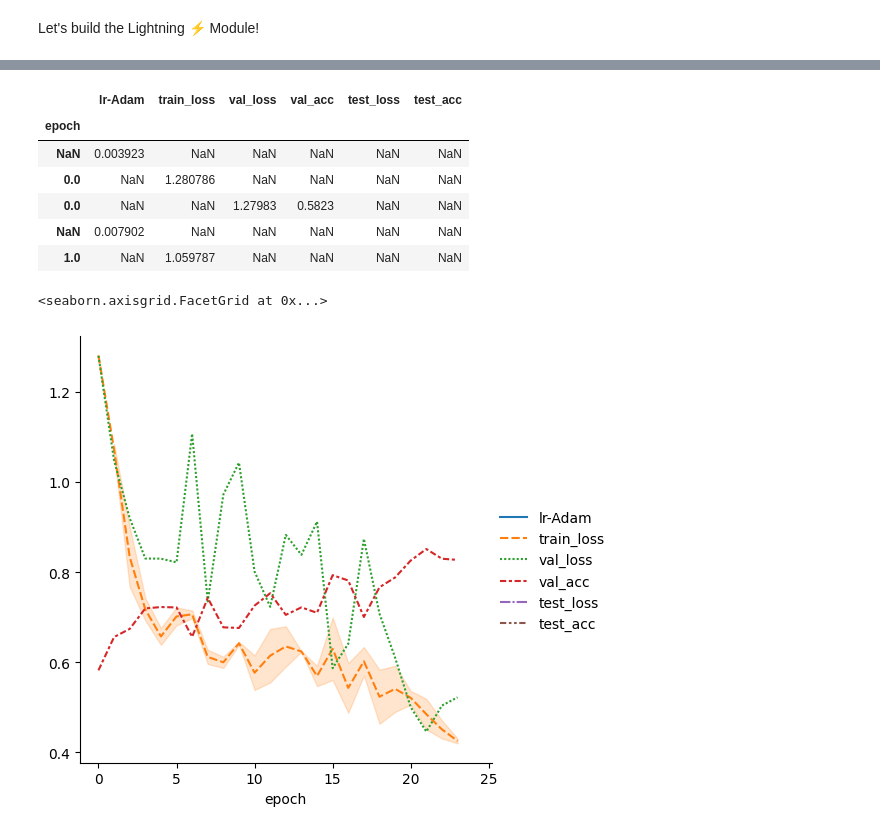
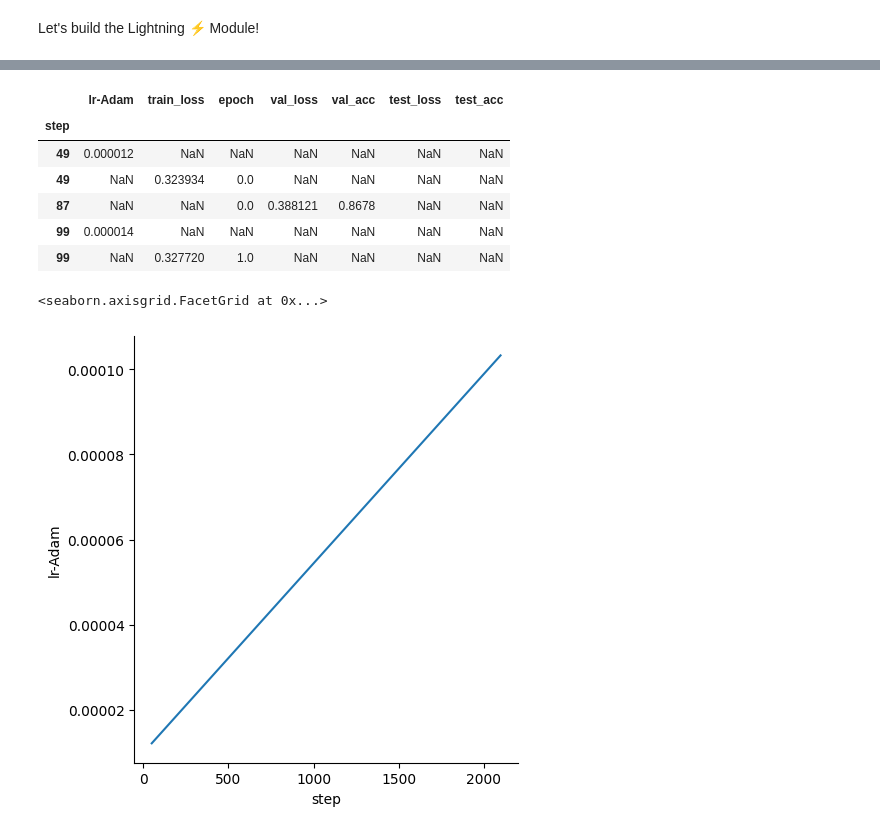
Before and after one commit to jyanivaddi/ERA_V1, a Jupyter notebook: session_12/s12.ipynb, the cells around one changed output, grey strips where cells are left out. Saved outputs shown, nothing was run; the diff lists cells and outputs as text; code cells hidden in the pictures.

```diff
--- a/session_12/s12.ipynb
+++ b/session_12/s12.ipynb
@@ -435,18 +350,18 @@ AssertionError: can only test a child process
 # %%
 import pandas as pd
 import seaborn as sn
 metrics = pd.read_csv(f"{trainer.logger.log_dir}/metrics.csv")
-del metrics["step"]
+#del metrics["step"]
 metrics.set_index("step", inplace=True)
 display(metrics.dropna(axis=1, how="all").head())
-sn.relplot(data=metrics, kind="line")
+sn.relplot(data=metrics["lr-Adam"], kind="line")
 # %% [output]
-|  | lr-Adam | train_loss | val_loss | val_acc | test_loss | test_acc |
-| epoch |  |  |  |  |  |  |
-| NaN | 0.003923 | NaN | NaN | NaN | NaN | NaN |
-| 0.0 | NaN | 1.280786 | NaN | NaN | NaN | NaN |
-| 0.0 | NaN | NaN | 1.27983 | 0.5823 | NaN | NaN |
-| NaN | 0.007902 | NaN | NaN | NaN | NaN | NaN |
-| 1.0 | NaN | 1.059787 | NaN | NaN | NaN | NaN |
+|  | lr-Adam | train_loss | epoch | val_loss | val_acc | test_loss | test_acc |
+| step |  |  |  |  |  |  |  |
+| 49 | 0.000012 | NaN | NaN | NaN | NaN | NaN | NaN |
+| 49 | NaN | 0.323934 | 0.0 | NaN | NaN | NaN | NaN |
+| 87 | NaN | NaN | 0.0 | 0.388121 | 0.8678 | NaN | NaN |
+| 99 | 0.000014 | NaN | NaN | NaN | NaN | NaN | NaN |
+| 99 | NaN | 0.327720 | 1.0 | NaN | NaN | NaN | NaN |
 <seaborn.axisgrid.FacetGrid at 0x...>
-[figure, old version]
+[figure, new version]
```
Also changed, not shown: parts of 10 cells of this notebook.
